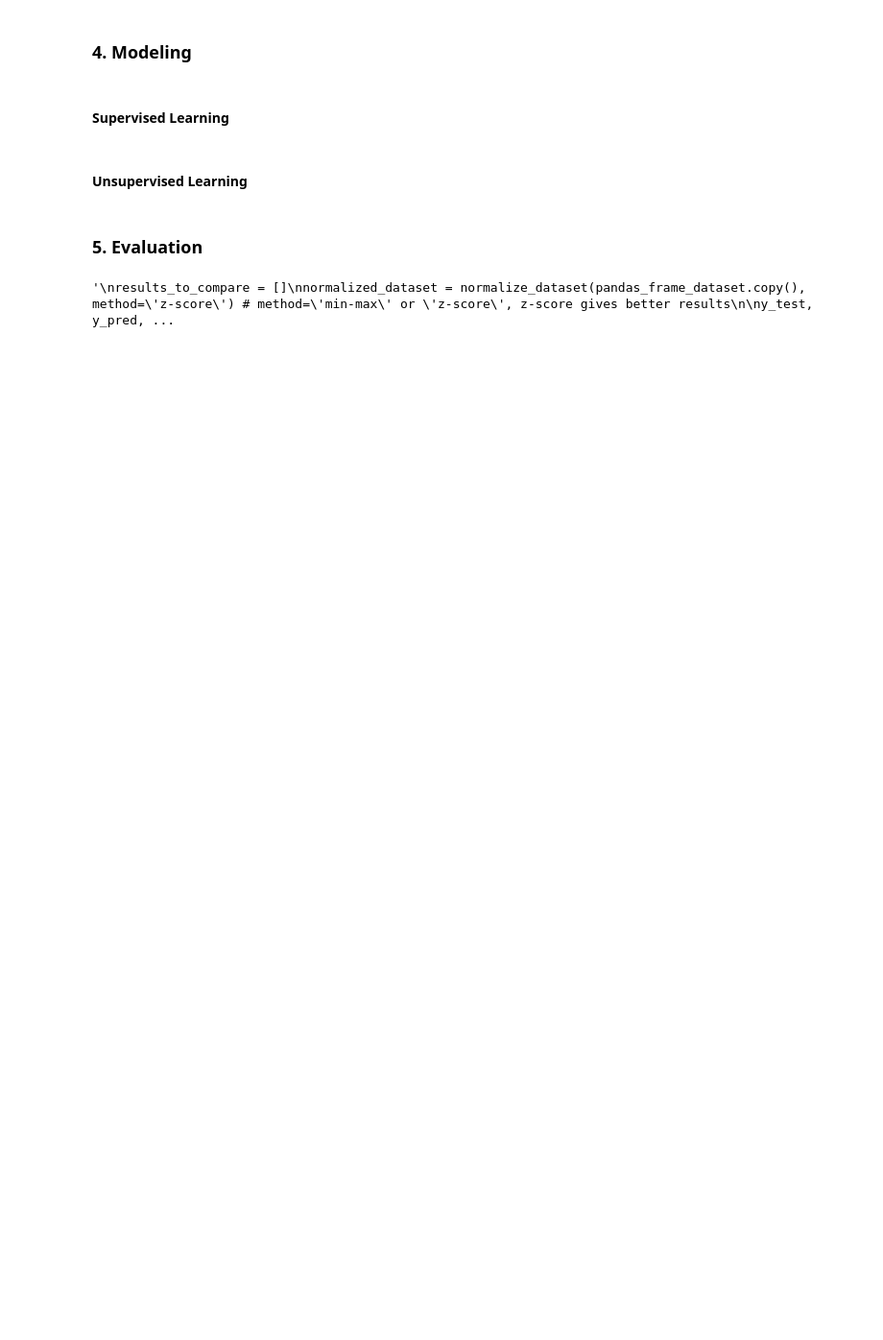
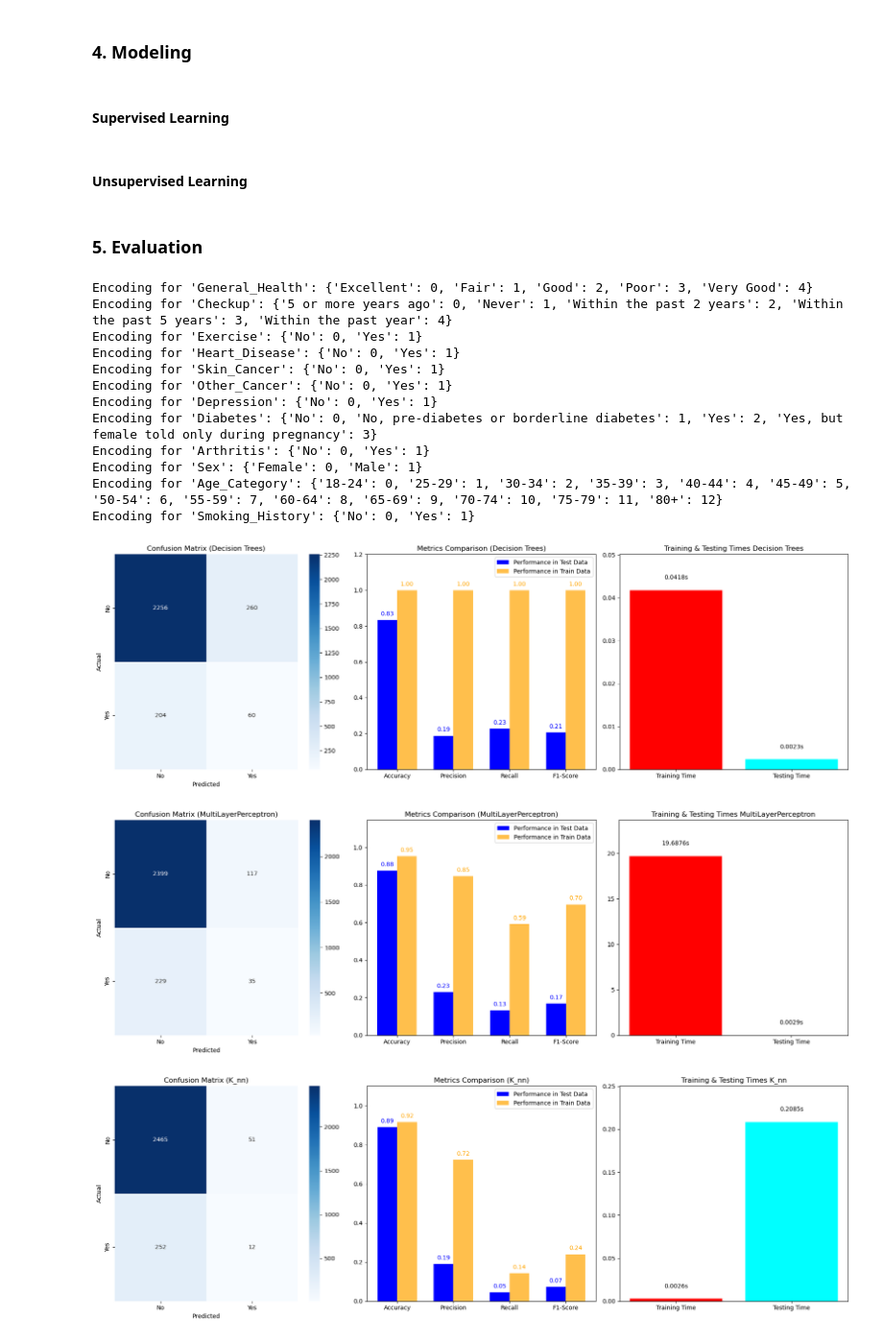
Before and after one commit to Yeshey/IAA-IntroAprendizagemAutomatica, a Jupyter notebook: FinalProject/Project.ipynb, the cells around one changed output. Shown at 96% size. Cells and saved outputs as stored; diff of their text form; code cells hidden in the pictures; blank space fills up the shorter version.

Commit message:
metrics in test vs training data, overfitting?!

```diff
--- a/FinalProject/Project.ipynb
+++ b/FinalProject/Project.ipynb
@@ -965,39 +1009,54 @@ def compare_models(results):
     plt.tight_layout()
     plt.show()
 # %%
-'''
 results_to_compare = []
 normalized_dataset = normalize_dataset(pandas_frame_dataset.copy(), method='z-score') # method='min-max' or 'z-score', z-score gives better results
 
-y_test, y_pred, training_time, testing_time = decision_trees(pandas_frame_dataset.copy())
-metrics = plot_metrics(y_test, y_pred,
-             name="Decision Trees",
-             training_time=training_time, testing_time=testing_time,
-             confusion_matrix_plot=True,
-             times=True,
-             metrics=True)
+y_test, y_pred_test, y_train, y_pred_train, training_time, testing_time = decision_trees(pandas_frame_dataset.copy())
+metrics = plot_metrics(y_test, y_pred_test,
+                       name="Decision Trees",
+                       y_train=y_train, y_pred_train=y_pred_train,
+                       training_time=training_time, testing_time=testing_time,
+                       confusion_matrix_plot=True,
+                       times=True,
+                       metrics=True)
 results_to_compare.append(metrics)
 
-y_test, y_pred, training_time, testing_time = multi_layer_perceptron(normalized_dataset.copy()) # normalized dataset is important
-metrics = plot_metrics(y_test, y_pred,
-             name="MultiLayerPerceptron",
-             training_time=training_time, testing_time=testing_time,
-             confusion_matrix_plot=True,
-             times=True,
-             metrics=True)
+y_test, y_pred_test, y_train, y_pred_train, training_time, testing_time = multi_layer_perceptron(normalized_dataset.copy()) # normalized dataset is important
+metrics = plot_metrics(y_test, y_pred_test,
+                        name="MultiLayerPerceptron",
+                        y_train=y_train, y_pred_train=y_pred_train,
+                        training_time=training_time, testing_time=testing_time,
+                        confusion_matrix_plot=True,
+                        times=True,
+                        metrics=True)
 results_to_compare.append(metrics)
 
-y_test, y_pred, training_time, testing_time = k_nn(normalized_dataset.copy()) # normalized dataset is important
-metrics = plot_metrics(y_test, y_pred,
-             name="K_nn",
-             training_time=training_time, testing_time=testing_time,
-             confusion_matrix_plot=True,
-             times=True,
-             metrics=True)
+y_test, y_pred_test, y_train, y_pred_train, training_time, testing_time = k_nn(normalized_dataset.copy()) # normalized dataset is important
+metrics = plot_metrics(y_test, y_pred_test,
+                       name="K_nn",
+                       y_train=y_train, y_pred_train=y_pred_train,
+                       training_time=training_time, testing_time=testing_time,
+                       confusion_matrix_plot=True,
+                       times=True,
+                       metrics=True)
 results_to_compare.append(metrics)
 
 # Comparar as metricas dos modelos:
 compare_models(results_to_compare)
-'''
 # %% [output]
-'\nresults_to_compare = []\nnormalized_dataset = normalize_dataset(pandas_frame_dataset.copy(), method=\'z-score\') # method=\'min-max\' or \'z-score\', z-score gives better results\n\ny_test, y_pred, ...
+Encoding for 'General_Health': {'Excellent': 0, 'Fair': 1, 'Good': 2, 'Poor': 3, 'Very Good': 4}
+Encoding for 'Checkup': {'5 or more years ago': 0, 'Never': 1, 'Within the past 2 years': 2, 'Within the past 5 years': 3, 'Within the past year': 4}
+Encoding for 'Exercise': {'No': 0, 'Yes': 1}
+Encoding for 'Heart_Disease': {'No': 0, 'Yes': 1}
+Encoding for 'Skin_Cancer': {'No': 0, 'Yes': 1}
+Encoding for 'Other_Cancer': {'No': 0, 'Yes': 1}
+Encoding for 'Depression': {'No': 0, 'Yes': 1}
+Encoding for 'Diabetes': {'No': 0, 'No, pre-diabetes or borderline diabetes': 1, 'Yes': 2, 'Yes, but female told only during pregnancy': 3}
+Encoding for 'Arthritis': {'No': 0, 'Yes': 1}
+Encoding for 'Sex': {'Female': 0, 'Male': 1}
+Encoding for 'Age_Category': {'18-24': 0, '25-29': 1, '30-34': 2, '35-39': 3, '40-44': 4, '45-49': 5, '50-54': 6, '55-59': 7, '60-64': 8, '65-69': 9, '70-74': 10, '75-79': 11, '80+': 12}
+Encoding for 'Smoking_History': {'No': 0, 'Yes': 1}
+[figure, added]
+[figure, added]
+[figure, added]
```
Also changed, not shown: parts of 6 cells of this notebook.
